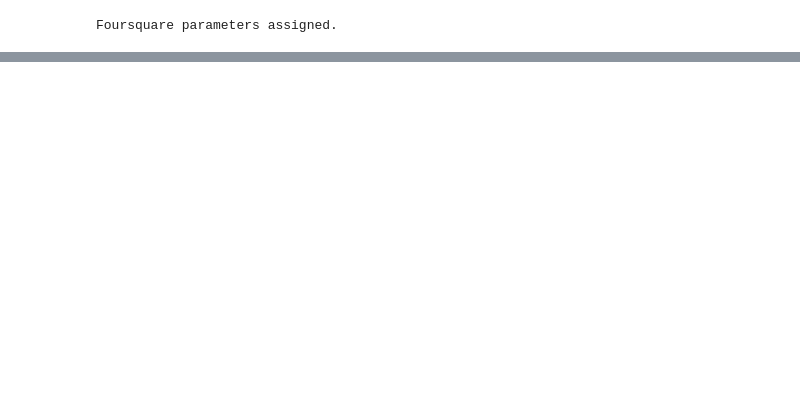
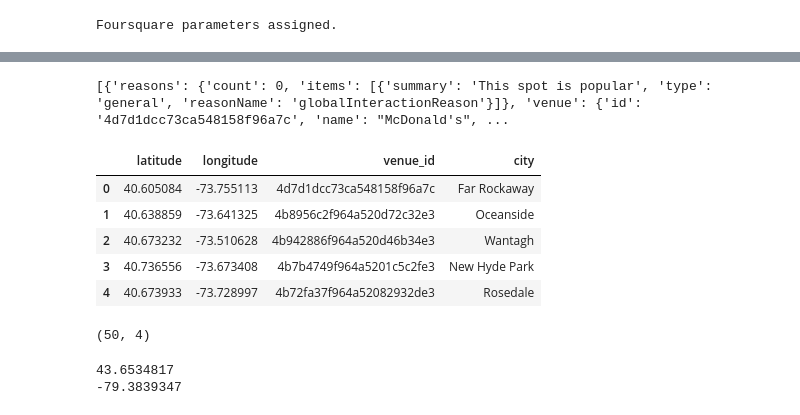
Before and after one commit to laurence-lin/Coursera_Capstone, a Jupyter notebook: Final_Project_EDA.ipynb, the cells around one changed output, grey strips where cells are left out. Saved outputs shown, nothing was run; the diff lists cells and outputs as text; code cells hidden in the pictures; blank space fills up the shorter version.

```diff
--- a/Final_Project_EDA.ipynb
+++ b/Final_Project_EDA.ipynb
@@ -225,0 +91,20 @@ How many cities do we need to explore? We need to analyze multiple location stor
+# %%
+RADIUS = 10000
+LIMIT = 200
+offset = 1
+query = "Mcdonald's"
+
+url = 'https://api.foursquare.com/v2/venues/explore?client_id={}&client_secret={}&v={}&ll={},{}&radius={}&limit={}&query={}'.format(
+    CLIENT_ID,
+    CLIENT_SECRET,
+    VERSION,
+    latitude,
+    longitude,
+    RADIUS,
+    LIMIT,
+    query
+)
+
+
+result = requests.get(url).json()
+print('Get the result. ')
@@ -225,0 +137,42 @@ How many cities do we need to explore? We need to analyze multiple location stor
+# %%
+item = result['response']['groups'][0]['items']
+print(item)
+# %% [output]
+[{'reasons': {'count': 0, 'items': [{'summary': 'This spot is popular', 'type': 'general', 'reasonName': 'globalInteractionReason'}]}, 'venue': {'id': '4d7d1dcc73ca548158f96a7c', 'name': "McDonald's", ...
+# %%
+# Collect Mcdonald's data from New York 10 km range
+col = ['latitude', 'longitude', 'venue_id', 'city']
+df_ny = pd.DataFrame(columns = col)
+for index in range(len(item)):
+  lat = item[index]['venue']['location']['lat']
+  lng = item[index]['venue']['location']['lng']
+  ven_id = item[index]['venue']['id']
+  city = item[index]['venue']['location']['city']
+  df_ny.loc[index] = [lat, lng, ven_id, city]
+
+df_ny.head()
+# %% [output]
+|  | latitude | longitude | venue_id | city |
+| 0 | 40.605084 | -73.755113 | 4d7d1dcc73ca548158f96a7c | Far Rockaway |
+| 1 | 40.638859 | -73.641325 | 4b8956c2f964a520d72c32e3 | Oceanside |
+| 2 | 40.673232 | -73.510628 | 4b942886f964a520d46b34e3 | Wantagh |
+| 3 | 40.736556 | -73.673408 | 4b7b4749f964a5201c5c2fe3 | New Hyde Park |
+| 4 | 40.673933 | -73.728997 | 4b72fa37f964a52082932de3 | Rosedale |
+# %%
+df_ny.shape
+# %% [output]
+(50, 4)
+# %%
+import geopy
+
+site = 'Toronto'
+
+locator = Nominatim(user_agent = 'laurence_user')
+location = locator.geocode(site)
+print(location.latitude)
+print(location.longitude)
+latitude = location.latitude
+longitude = location.longitude
+# %% [output]
+43.6534817
+-79.3839347
```
Also changed, not shown: parts of 31 cells of this notebook.
